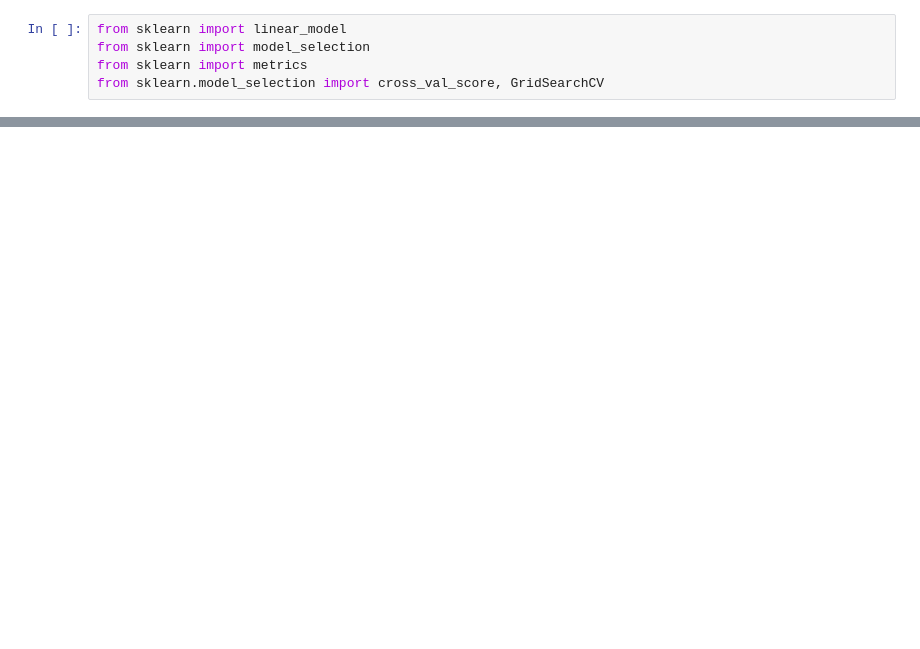
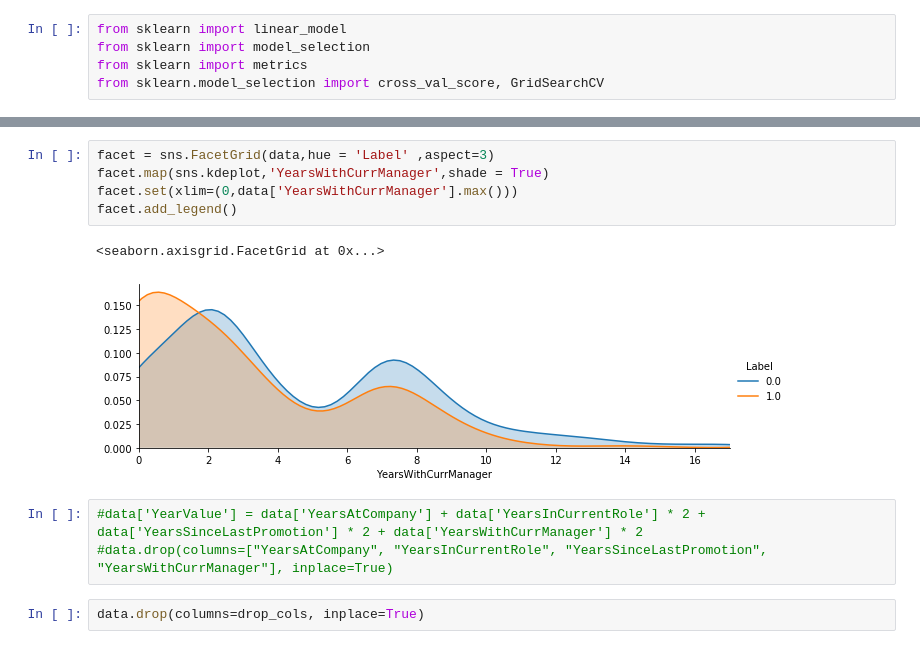
Before and after one commit to LottWong/employee_drop_job_analizy, a Jupyter notebook: data-analysis-new.ipynb, the cells around one changed output, grey strips where cells are left out. Drawn from its saved outputs; the diff is of its cells as text; blank space fills up the shorter version.

```diff
--- a/data-analysis-new.ipynb
+++ b/data-analysis-new.ipynb
@@ -144,0 +69,13 @@ from sklearn.model_selection import cross_val_score, GridSearchCV
+# %%
+facet = sns.FacetGrid(data,hue = 'Label' ,aspect=3)
+facet.map(sns.kdeplot,'YearsWithCurrManager',shade = True)
+facet.set(xlim=(0,data['YearsWithCurrManager'].max()))
+facet.add_legend()
+# %% [output]
+<seaborn.axisgrid.FacetGrid at 0x...>
+[figure, added]
+# %%
+#data['YearValue'] = data['YearsAtCompany'] + data['YearsInCurrentRole'] * 2 + data['YearsSinceLastPromotion'] * 2 + data['YearsWithCurrManager'] * 2
+#data.drop(columns=["YearsAtCompany", "YearsInCurrentRole", "YearsSinceLastPromotion", "YearsWithCurrManager"], inplace=True)
+# %%
+data.drop(columns=drop_cols, inplace=True)
```
Also changed, not shown: parts of 31 cells of this notebook, 3 other files.
